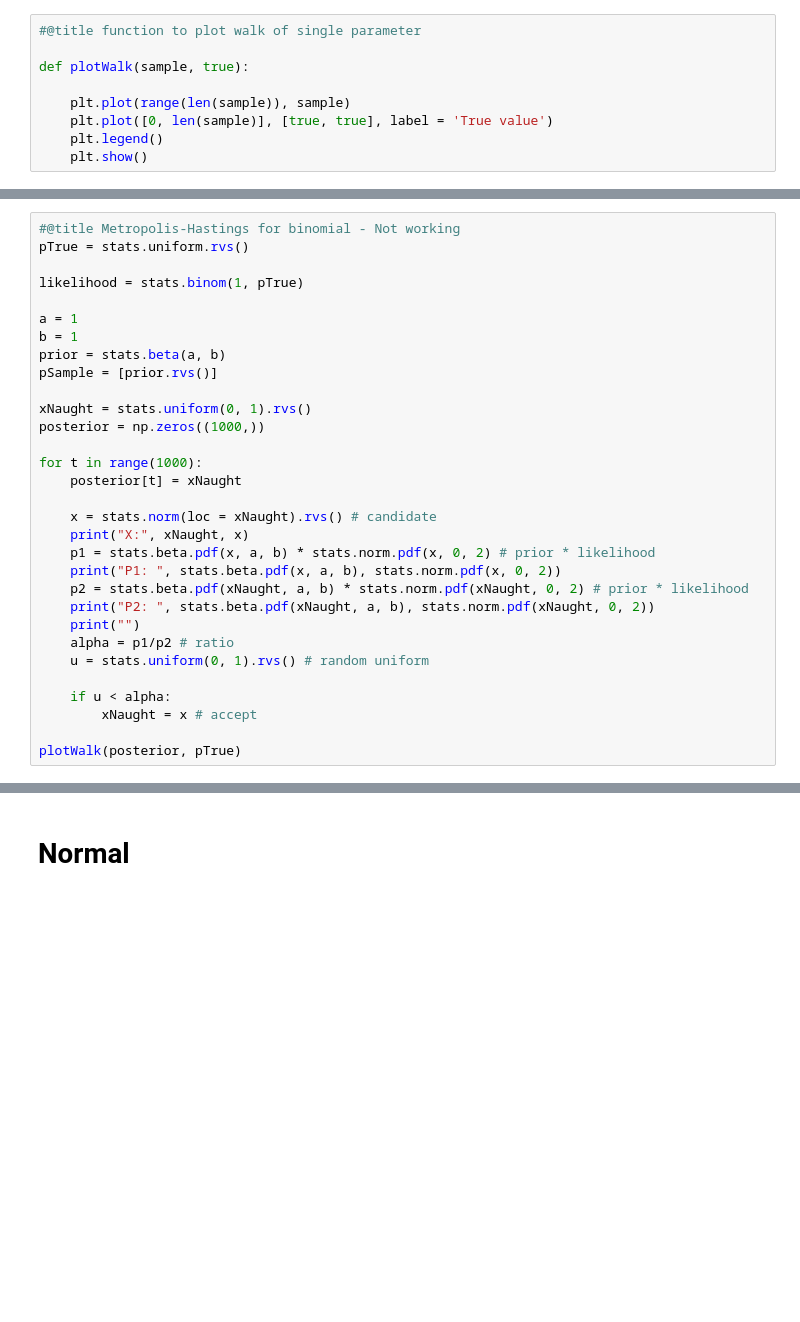
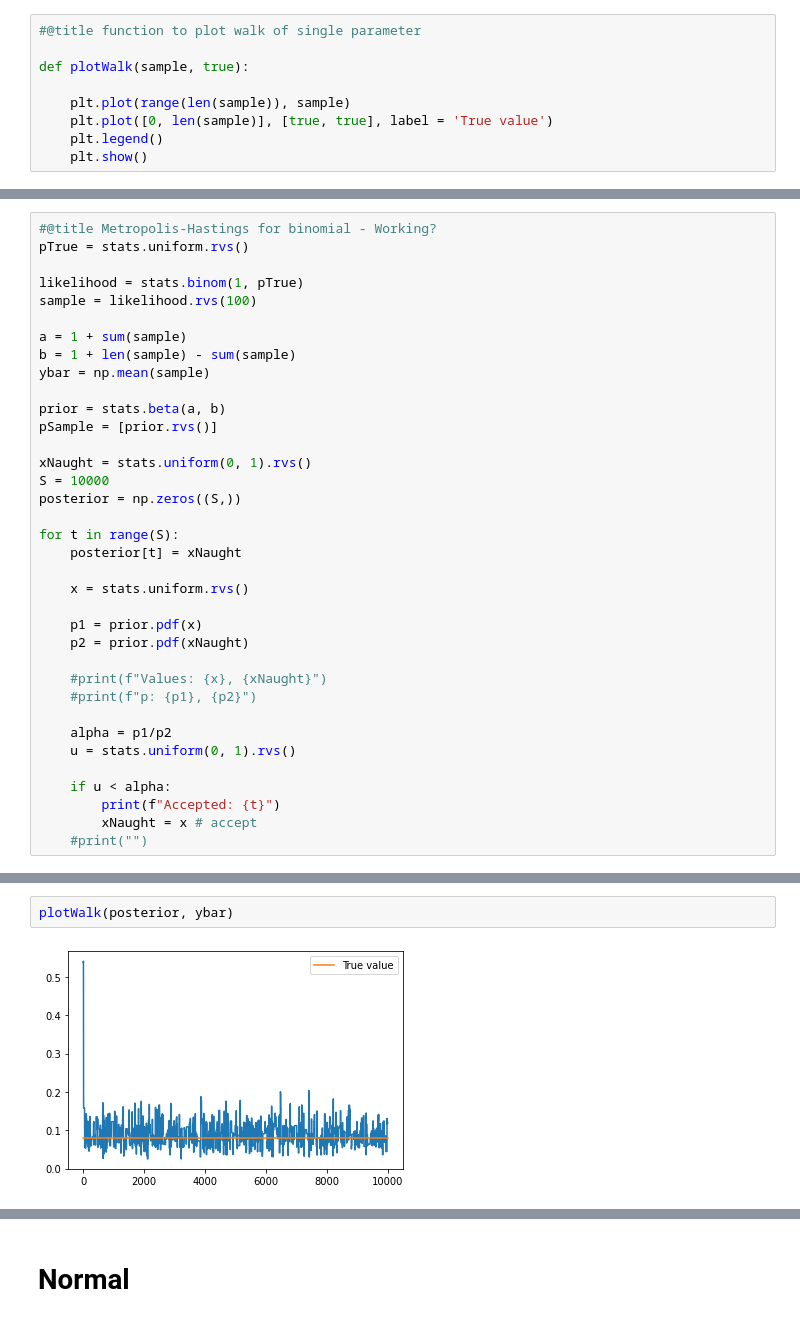
Before and after one commit to pearsoluke/Summer-Research-Scholarship-2022, a Jupyter notebook: Research_Project_Week_4.ipynb, the cells around one changed output, grey strips where cells are left out. Drawn from its saved outputs; the diff is of its cells as text; blank space fills up the shorter version.

```diff
--- a/Research_Project_Week_4.ipynb
+++ b/Research_Project_Week_4.ipynb
@@ -89,32 +92,37 @@ The true value of p is 0.856
 # %%
-#@title Metropolis-Hastings for binomial - Not working
+#@title Metropolis-Hastings for binomial - Working?
 pTrue = stats.uniform.rvs()
 
 likelihood = stats.binom(1, pTrue)
+sample = likelihood.rvs(100)
 
-a = 1
-b = 1
+a = 1 + sum(sample)
+b = 1 + len(sample) - sum(sample)
+ybar = np.mean(sample)
+
 prior = stats.beta(a, b)
 pSample = [prior.rvs()]
 
 xNaught = stats.uniform(0, 1).rvs()
-posterior = np.zeros((1000,))
+S = 10000
+posterior = np.zeros((S,))
 
-for t in range(1000):
+for t in range(S):
     posterior[t] = xNaught
 
-    x = stats.norm(loc = xNaught).rvs() # candidate
-    print("X:", xNaught, x)
-    p1 = stats.beta.pdf(x, a, b) * stats.norm.pdf(x, 0, 2) # prior * likelihood
-    print("P1: ", stats.beta.pdf(x, a, b), stats.norm.pdf(x, 0, 2))
-    p2 = stats.beta.pdf(xNaught, a, b) * stats.norm.pdf(xNaught, 0, 2) # prior * likelihood
-    print("P2: ", stats.beta.pdf(xNaught, a, b), stats.norm.pdf(xNaught, 0, 2))
-    print("")
-    alpha = p1/p2 # ratio
-    u = stats.uniform(0, 1).rvs() # random uniform
+    x = stats.uniform.rvs()
+
+    p1 = prior.pdf(x)
+    p2 = prior.pdf(xNaught)
+
+    #print(f"Values: {x}, {xNaught}")
+    #print(f"p: {p1}, {p2}")
+
+    alpha = p1/p2
+    u = stats.uniform(0, 1).rvs()
 
     if u < alpha:
+        print(f"Accepted: {t}")
         xNaught = x # accept
-
-plotWalk(posterior, pTrue)
+    #print("")
 # %% [output]
@@ -138,0 +146,4 @@ P2:  0.9999999999999997 0.1934365565532839
+# %%
+plotWalk(posterior, ybar)
+# %% [output]
+[figure, added]
```
Also changed, not shown: parts of 34 cells of this notebook.
